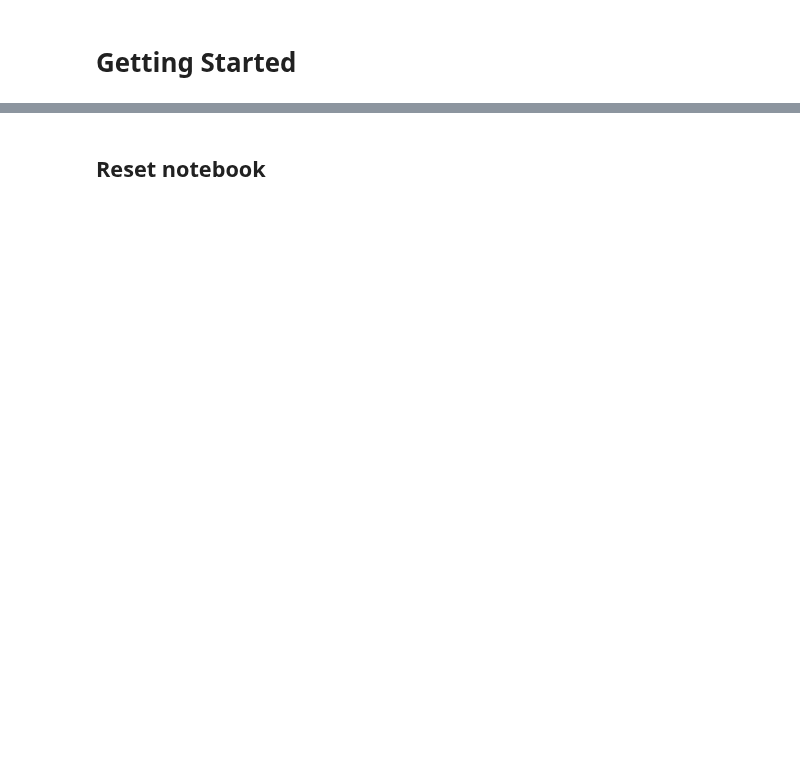
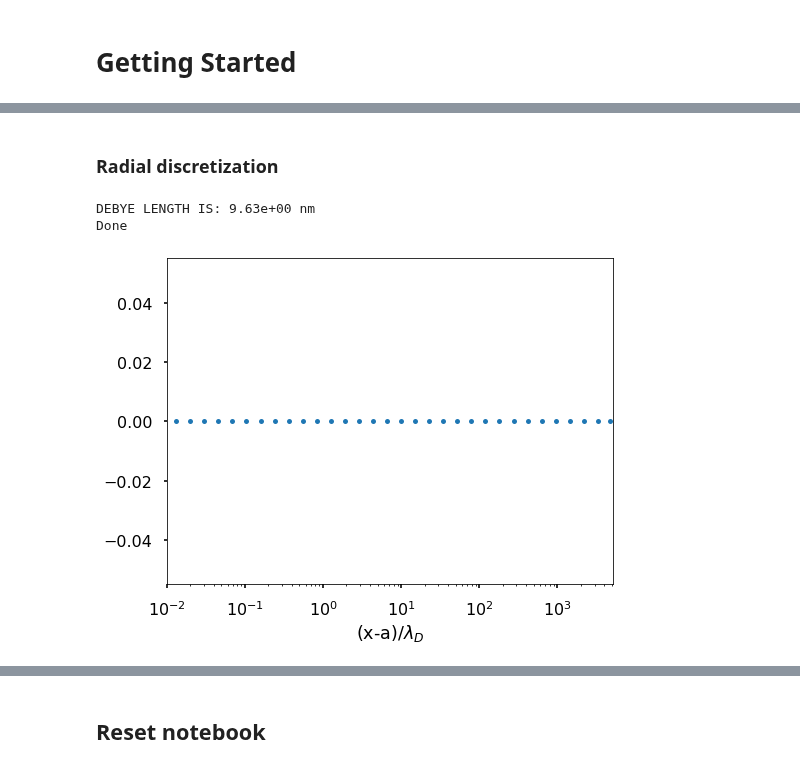
Before and after one commit to yuccadrew/sip, a Jupyter notebook: test_sip_2d.ipynb, the cells around one changed output, grey strips where cells are left out. Cells and saved outputs as stored; diff of their text form; code cells hidden in the pictures; blank space fills up the shorter version.

```diff
--- a/test_sip_2d.ipynb
+++ b/test_sip_2d.ipynb
@@ -7,0 +118,33 @@
+# %% [markdown]
+### Radial discretization
+# %%
+def discretize_rho():
+    print('DEBYE LENGTH IS: %.2e nm'%(min(Db_len)*1e9))
+
+    rho=np.logspace(np.log10(0.02),1,16)*min(Db_len)+radius_a
+    #print(rho[0],rho[-1])
+    dr=np.diff(np.log10((rho-radius_a)/min(Db_len)))[0]
+    rho=np.power(10,np.arange(np.log10(0.02)-dr,1+dr*14,dr))*min(Db_len)+radius_a
+    #print(rho[1],rho[16])
+    rho=np.r_[0,radius_a,rho,10*radius_a]
+    #print('See radial discretization below')
+    #print(rho)
+    #print(np.pi*radius_a/400,rho[2]-radius_a)
+
+    fig,ax=plt.subplots(figsize=(8,6))
+    mask=rho>radius_a
+    ax.plot((rho[mask]-radius_a)/min(Db_len),np.zeros_like(rho[mask]),'o',markersize=5)
+    ax.set_xscale('log')
+    ax.set_xlim(0.01,10*radius_a/min(Db_len))
+    ax.set_xlabel('(x-a)/$\lambda_D$')
+
+    return rho.astype(float)
+
+if __name__=='__main__':
+    rho=discretize_rho()
+    print('Done')
+    plt.show()
+# %% [output]
+DEBYE LENGTH IS: 9.63e+00 nm
+Done
+[figure, added]
```
Also changed, not shown: parts of 30 cells of this notebook.
